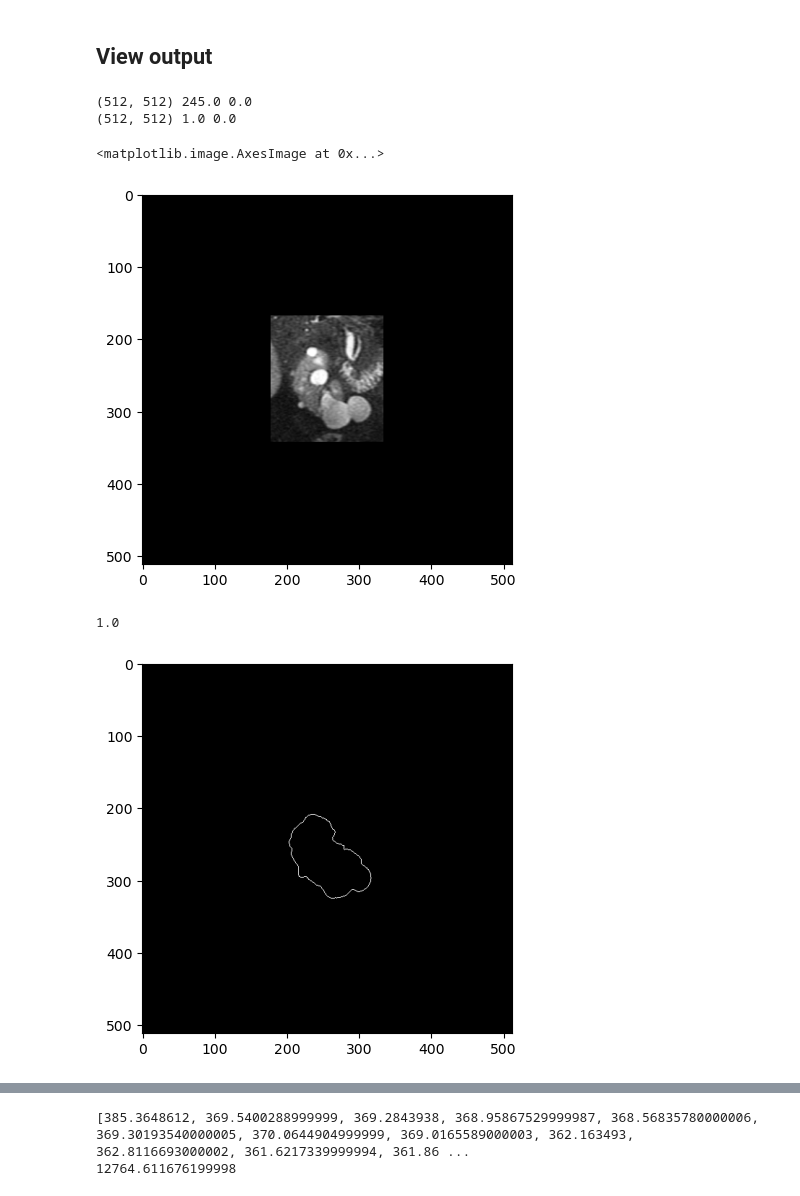
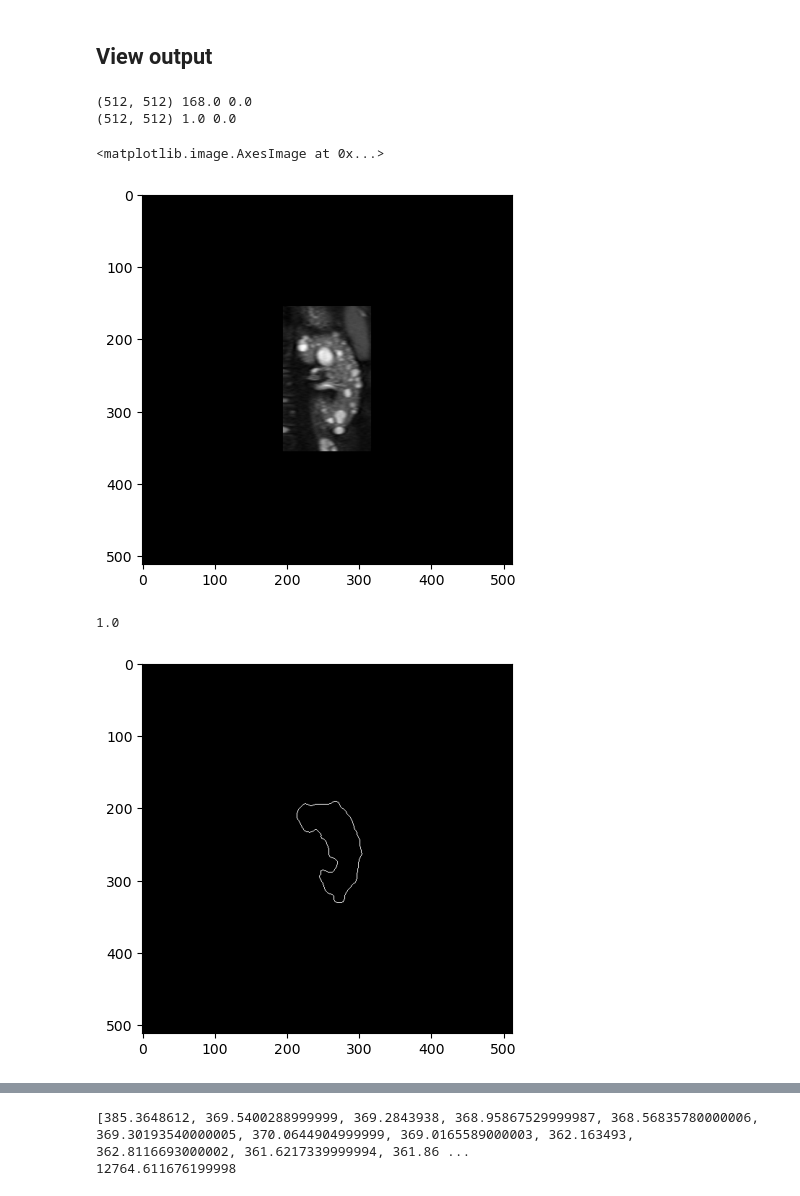
Before and after one commit to EmmaSchmidt2021/Kidney-Segmentation-Jupyter, a Jupyter notebook: (2) Model Training - Data Generator - Cyst Seg.ipynb, the cells around one changed output, grey strips where cells are left out. Saved outputs shown, nothing was run; the diff lists cells and outputs as text; code cells hidden in the pictures.

Commit message:
Generate images for paper

```diff
--- a/(2) Model Training - Data Generator - Cyst Seg.ipynb
+++ b/(2) Model Training - Data Generator - Cyst Seg.ipynb
@@ -412,27 +412,27 @@ print(X.shape, y.shape)
 # %% [markdown]
 ## View output
 # %%
-n=1
+n=7
 X_img = X[n,:,:,0]
 X_msk =X[n,:,:,1]
 print(X_img.shape, X_img.max(), X_img.min())
 print(X_msk.shape, X_msk.max(), X_msk.min())
 
 import matplotlib.pyplot as plt
 %matplotlib inline
 plt.imshow(X_img, cmap="gray")
 # %% [output]
-(512, 512) 245.0 0.0
+(512, 512) 168.0 0.0
 (512, 512) 1.0 0.0
 <matplotlib.image.AxesImage at 0x...>
-[figure, old version]
+[figure, new version]
 # %%
 %matplotlib inline
 plt.imshow(X_msk, cmap="gray")
 X_msk.max()
 # %% [output]
 1.0
-[figure, old version]
+[figure, new version]
 # %%
 y_batch = y[n,:,:,:]
 y_batch.shape
```
Also changed, not shown: parts of 1 cell of this notebook, 2 other files.
